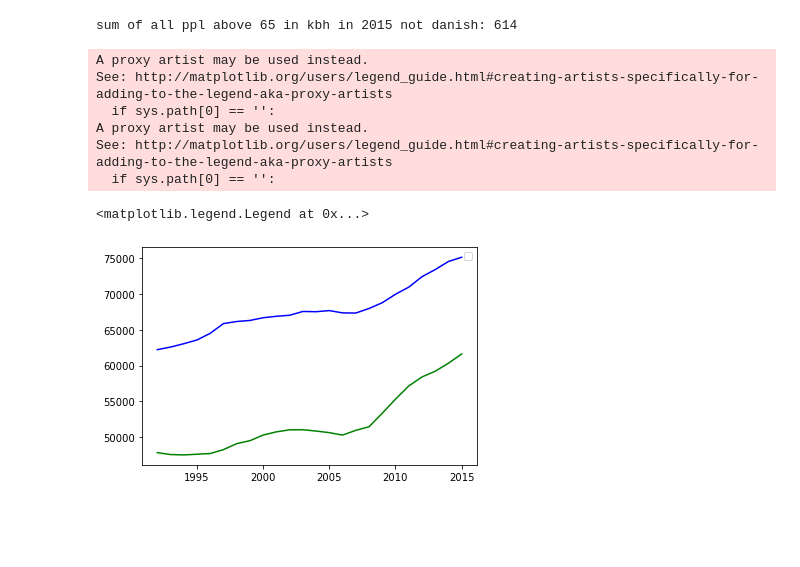
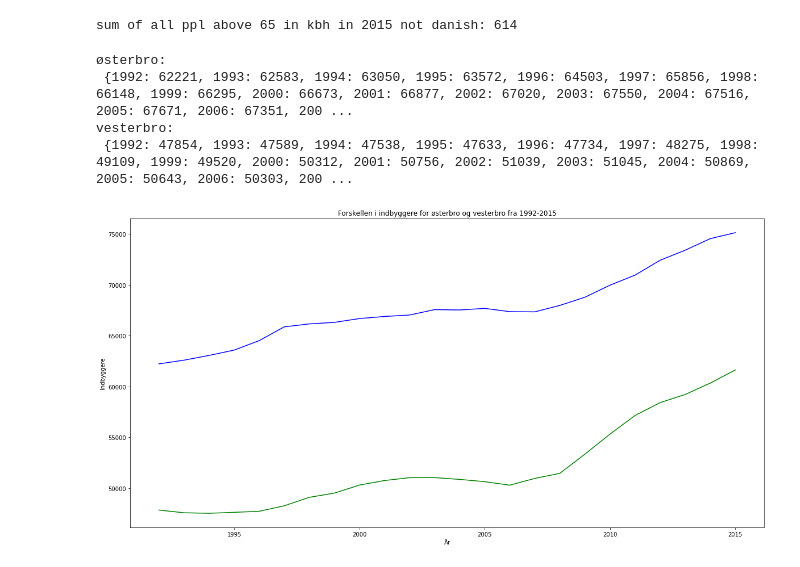
Before and after one commit to mads-XD-kristensen/python_handin_template, a Jupyter notebook: Week_4.ipynb, the cells around one changed output. Saved outputs shown, nothing was run; the diff lists cells and outputs as text; code cells hidden in the pictures; blank space fills up the shorter version.

```diff
--- a/Week_4.ipynb
+++ b/Week_4.ipynb
@@ -123,22 +123,24 @@ sum of all ppl above 65 in kbh in 2015 not danish: 614
 # %%
 #opg 7
 år = np.arange(1992,2015+1)
 
 østerbro = dict((n, np.sum(stats[(stats[:,0] == n) & (stats[:,1]==2)][:,4])) for n in år)
-
+print("østerbro:\n",østerbro)
 
 vesterbro = dict((n, np.sum(stats[(stats[:,0] == n) & (stats[:,1]==4)][:,4])) for n in år)
-print()
+print("vesterbro:\n",vesterbro)
 
+plt.figure(figsize=(20,10))
+plt.title("Forskellen i indbyggere for østerbro og vesterbro fra 1992-2015", fontsize=12)
+plt.xlabel("År", fontsize=10)
+plt.ylabel("Indbyggere", fontsize=10)
 p1 = plt.plot(list(østerbro.keys()), list(østerbro.values()), color = 'blue')
 p2 = plt.plot(list(vesterbro.keys()), list(vesterbro.values()), color = 'green')
-plt.legend([p1,p2],['Østerbro','Vesterbro'],loc=1)
+# blå er østerbro
+# grøn er vesterbro
 # %% [output]
-A proxy artist may be used instead.
-See: http://matplotlib.org/users/legend_guide.html#creating-artists-specifically-for-adding-to-the-legend-aka-proxy-artists
-  if sys.path[0] == '':
-A proxy artist may be used instead.
-See: http://matplotlib.org/users/legend_guide.html#creating-artists-specifically-for-adding-to-the-legend-aka-proxy-artists
-  if sys.path[0] == '':
+østerbro:
+ {1992: 62221, 1993: 62583, 1994: 63050, 1995: 63572, 1996: 64503, 1997: 65856, 1998: 66148, 1999: 66295, 2000: 66673, 2001: 66877, 2002: 67020, 2003: 67550, 2004: 67516, 2005: 67671, 2006: 67351, 200 ...
+vesterbro:
+ {1992: 47854, 1993: 47589, 1994: 47538, 1995: 47633, 1996: 47734, 1997: 48275, 1998: 49109, 1999: 49520, 2000: 50312, 2001: 50756, 2002: 51039, 2003: 51045, 2004: 50869, 2005: 50643, 2006: 50303, 200 ...
-<matplotlib.legend.Legend at 0x...>
-[figure, old version]
+[figure, new version]
```
